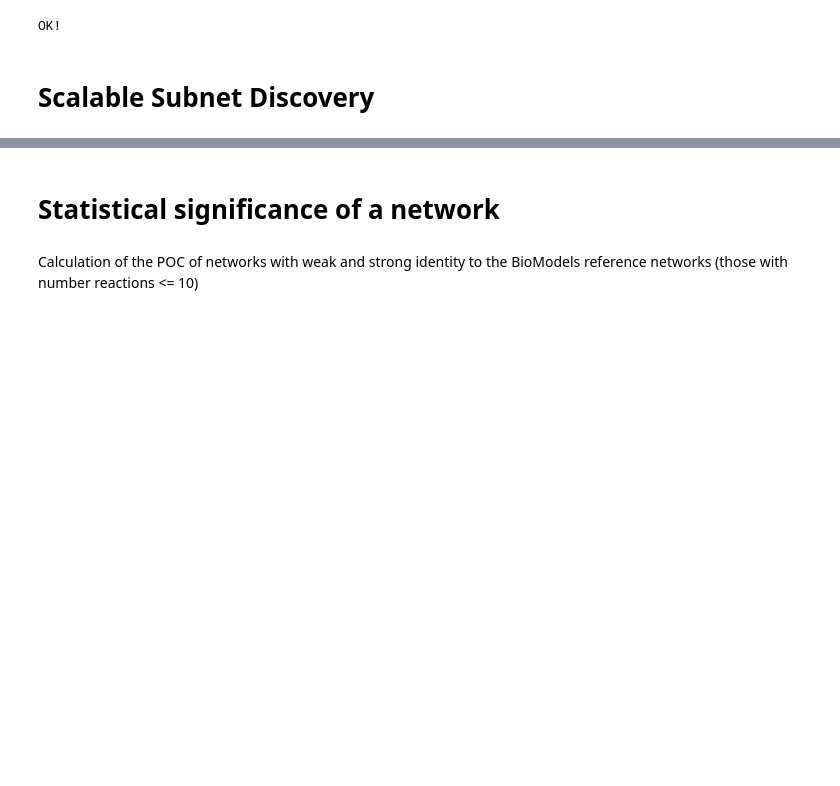
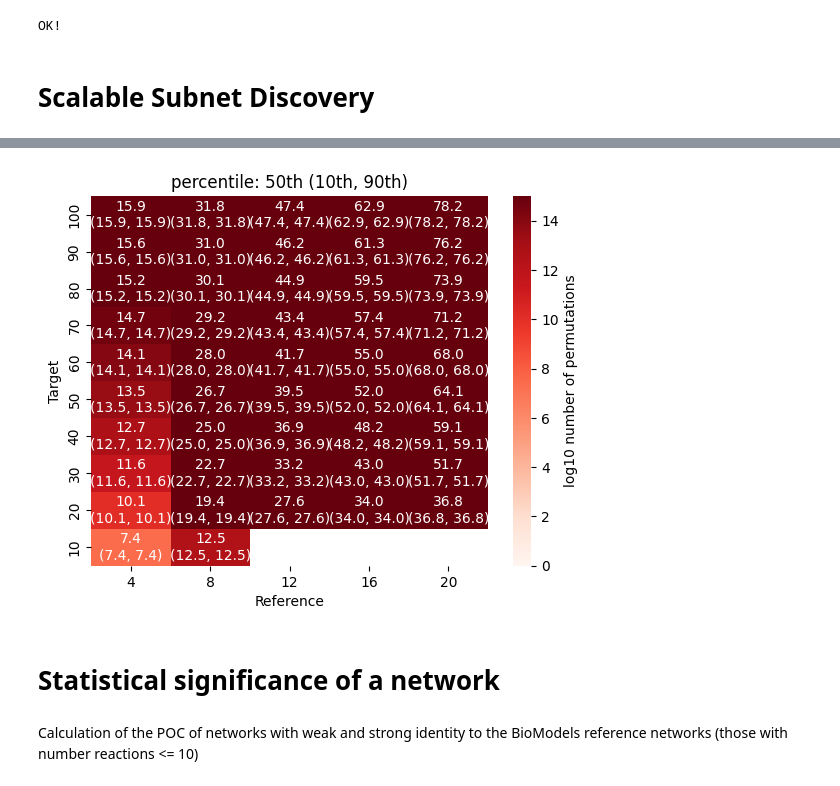
Before and after one commit to ModelEngineering/pySubnetSB, a Jupyter notebook: notebooks/plot_for_paper.ipynb, the cells around one changed output, grey strips where cells are left out. Saved outputs shown, nothing was run; the diff lists cells and outputs as text; code cells hidden in the pictures; blank space fills up the shorter version.

Commit message:
Refined benchamrk and generation of plots

```diff
--- a/notebooks/plot_for_paper.ipynb
+++ b/notebooks/plot_for_paper.ipynb
@@ -325,5 +324,9 @@ invalid value encountered in subtract
 # %%
 # No constraints
+df = ConstraintBenchmark.plotHeatmap(range(4, 24, 4), range(10, 110, 10), percentile=50, is_contains_reference=False,
+          is_no_constraint=True, num_iteration=1)
+# %% [output]
+[figure, added]
 # %% [markdown]
 # Statistical significance of a network
 # %% [markdown]
```
Also changed, not shown: parts of 13 cells of this notebook, 5 other files.
